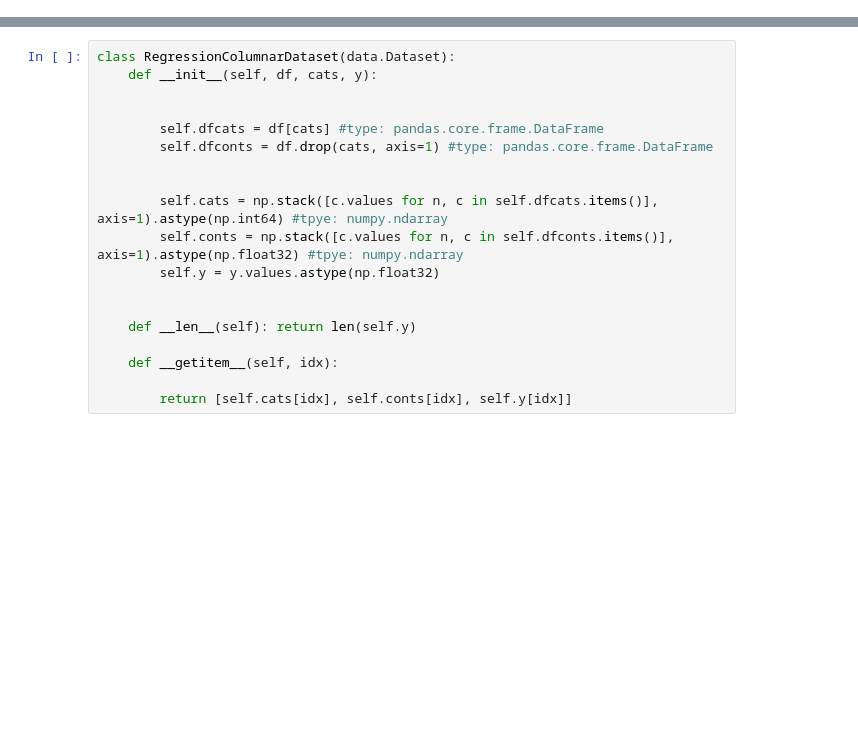
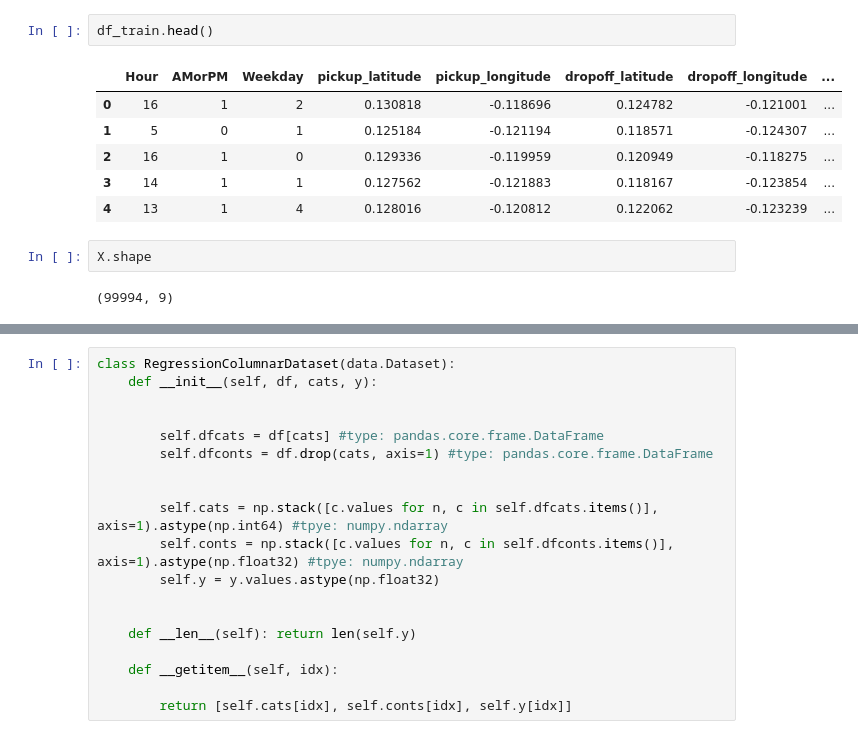
Before and after one commit to wasaequreshi/CMPE-258-DL, a Jupyter notebook: hw5/hw5_part3.ipynb, the cells around one changed output, grey strips where cells are left out. Drawn from its saved outputs; the diff is of its cells as text; blank space fills up the shorter version.

```diff
--- a/hw5/hw5_part3.ipynb
+++ b/hw5/hw5_part3.ipynb
@@ -125,0 +261,13 @@ for col in df.columns:
+# %%
+df_train.head()
+# %% [output]
+|  | Hour | AMorPM | Weekday | pickup_latitude | pickup_longitude | dropoff_latitude | dropoff_longitude | ... |
+| 0 | 16 | 1 | 2 | 0.130818 | -0.118696 | 0.124782 | -0.121001 | ... |
+| 1 | 5 | 0 | 1 | 0.125184 | -0.121194 | 0.118571 | -0.124307 | ... |
+| 2 | 16 | 1 | 0 | 0.129336 | -0.119959 | 0.120949 | -0.118275 | ... |
+| 3 | 14 | 1 | 1 | 0.127562 | -0.121883 | 0.118167 | -0.123854 | ... |
+| 4 | 13 | 1 | 4 | 0.128016 | -0.120812 | 0.122062 | -0.123239 | ... |
+# %%
+X.shape
+# %% [output]
+(99994, 9)
```
Also changed, not shown: parts of 60 cells of this notebook.
